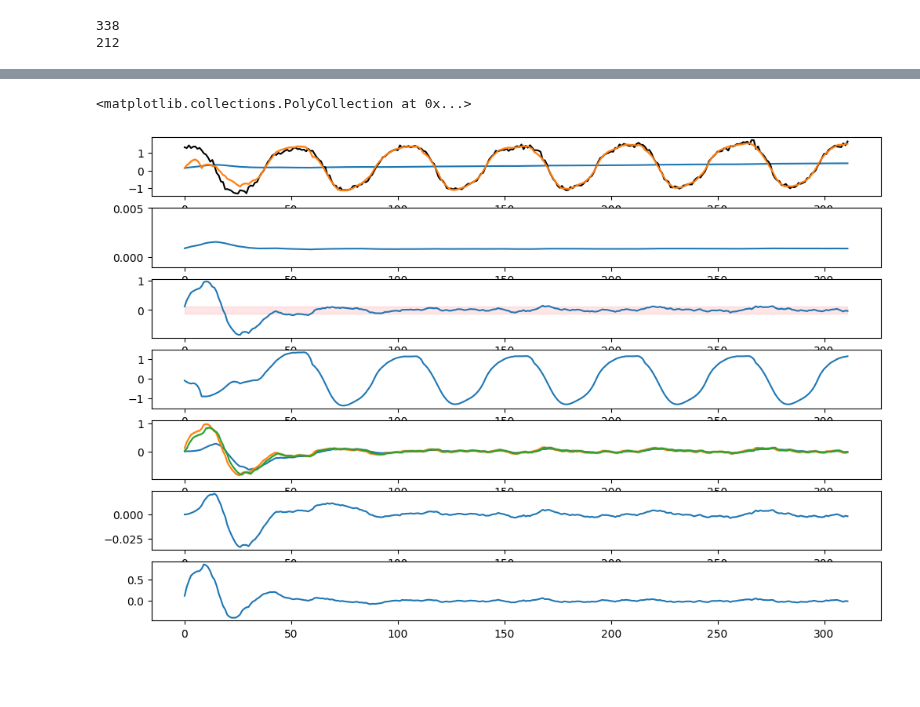
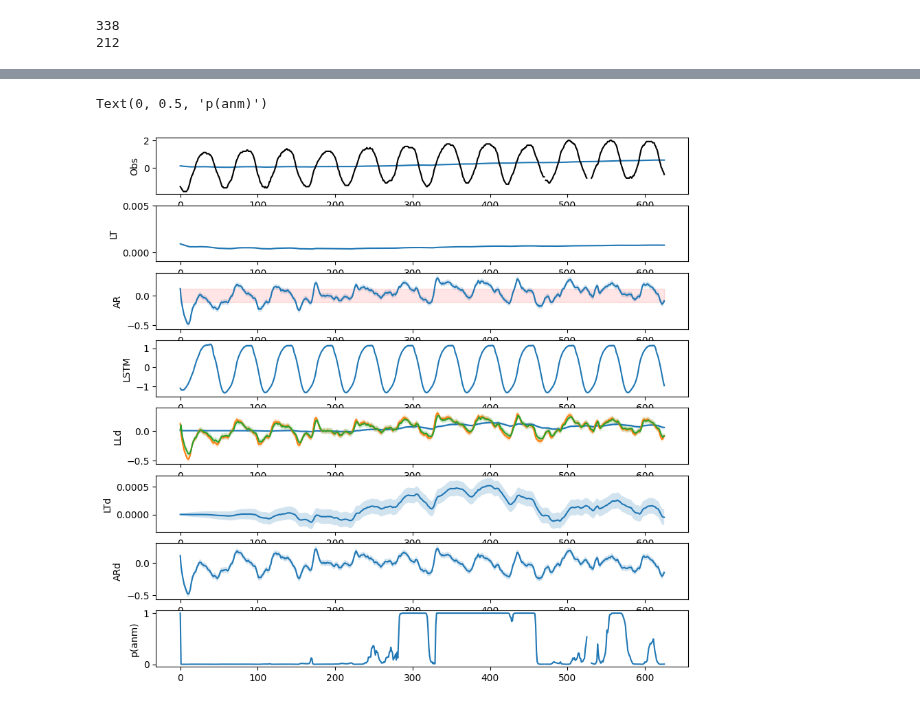
Before and after one commit to zhanwen-xin/cuTAGI, a Jupyter notebook: examples/hsl_il_real_ts_tagiv_agent.ipynb, the cells around one changed output, grey strips where cells are left out. Saved outputs shown, nothing was run; the diff lists cells and outputs as text; code cells hidden in the pictures; blank space fills up the shorter version.

Commit message:
add plot codes for seminar 20250213

```diff
--- a/examples/hsl_il_real_ts_tagiv_agent.ipynb
+++ b/examples/hsl_il_real_ts_tagiv_agent.ipynb
@@ -341,8 +342,8 @@ x_init_d['var'] = copy.deepcopy(x_ls_d['var'])
 # plt.plot(LTd_AR_samples, 'k', label='LTd_AR_samples')
 # plt.ylabel('LTd_AR_samples')
 
-x_samples_mean, x_samples_cov = -6.563132390993819e-06, 1.9675491949909313e-06 # Process error variance = 1e-6
-# x_samples_mean, x_samples_cov = -2.184898645031679e-07, 1.9935860715891765e-09  # Process error variance = 1e-10
+# x_samples_mean, x_samples_cov = -6.563132390993819e-06, 1.9675491949909313e-06 # Process error variance = 1e-6
+x_samples_mean, x_samples_cov = -3.5858770870630305e-06, 2.036435068032187e-09  # Process error variance = 1e-10
 
 mv_normal_x = multivariate_normal(mean=x_samples_mean, cov=x_samples_cov, allow_singular=True)
 x_init_d['mu'][1] = x_samples_mean
@@ -353,5 +354,6 @@ print(x_samples_mean, x_samples_cov)
 # %%
-batch_iter = syn_ts_dtl_i.create_data_loader(batch_size=1, shuffle=False)
+# batch_iter = syn_ts_dtl.create_data_loader(batch_size=1, shuffle=False)
+batch_iter = real_ts_dtl.create_data_loader(batch_size=1, shuffle=False)
 
 ts_model = LSTM_SSM(
                     neural_network = net_test,           # LSTM
@@ -382,10 +384,12 @@ drift_prediction_one_ts = {'mu': [], 'var': []}
 
 ts_model.init_ssm_hs()
 
-# mu_preds_lstm = []
-# var_preds_lstm = []
-# x_init_d = {'mu': np.array([0, 0.0, 0.02]), \
-#             'var': np.diag([drift_baseline_process_error_var, drift_baseline_process_error_var, 2.25e-02])}
+# Remove when using synthetic time series
+mu_preds_lstm = []
+var_preds_lstm = []
+x_init_d = {'mu': np.array([0, 0.0, 0.02]), \
+            'var': np.diag([drift_baseline_process_error_var, drift_baseline_process_error_var, 2.25e-02])}
+
 x_ls_d = {'mu': x_init_d['mu'], 'var': x_init_d['var']}
 
 for i, (x, y) in enumerate(batch_iter):
@@ -597,49 +601,61 @@ Text(0, 0.5, 'p(no action)')
 # # ax6.fill_between(range(len(obs_norm)), np.array(np.transpose(drift_hidden_state_one_ts['mu'])[1]) - np.array(drift_hidden_state_one_ts['var'])[:,1,1], np.array(np.transpose(drift_hidden_state_one_ts['mu'])[1]) + np.array(drift_hidden_state_one_ts['var'])[:,1,1], alpha=0.2)
 # %%
 from matplotlib import gridspec
-fig = plt.figure(figsize=(12, 8))
-gs = gridspec.GridSpec(7, 1)
+fig = plt.figure(figsize=(10, 10))
+gs = gridspec.GridSpec(8, 1)
 ax0 = plt.subplot(gs[0])
 ax1 = plt.subplot(gs[1])
 ax2 = plt.subplot(gs[2])
 ax3 = plt.subplot(gs[3])
 ax4 = plt.subplot(gs[4])
 ax5 = plt.subplot(gs[5])
 ax6 = plt.subplot(gs[6])
+ax7 = plt.subplot(gs[7])
 
 ax0.plot(np.transpose(hidden_state_one_ts['mu'])[0])
-ax0.fill_between(range(len(obs_norm)), np.array(np.transpose(hidden_state_one_ts['mu'])[0]) - np.array(hidden_state_one_ts['var'])[:,0,0], np.array(np.transpose(hidden_state_one_ts['mu'])[0]) + np.array(hidden_state_one_ts['var'])[:,0,0], alpha=0.2)
+ax0.fill_between(range(len(obs_norm)), np.array(np.transpose(hidden_state_one_ts['mu'])[0]) - np.sqrt(np.array(hidden_state_one_ts['var'])[:,0,0]), np.array(np.transpose(hidden_state_one_ts['mu'])[0]) + np.sqrt(np.array(hidden_state_one_ts['var'])[:,0,0]), alpha=0.2)
 ax0.plot(obs_norm, 'k')
-ax0.plot(prediction_one_ts['mu'])
-ax0.fill_between(range(len(obs_norm)), np.array(prediction_one_ts['mu']) - np.sqrt(np.array(prediction_one_ts['var'])), np.array(prediction_one_ts['mu']) + np.sqrt(np.array(prediction_one_ts['var'])), alpha=0.2)
+# ax0.plot(prediction_one_ts['mu'])
+# ax0.fill_between(range(len(obs_norm)), np.array(prediction_one_ts['mu']) - np.sqrt(np.array(prediction_one_ts['var'])), np.array(prediction_one_ts['mu']) + np.sqrt(np.array(prediction_one_ts['var'])), alpha=0.2)
+ax0.set_ylabel('Obs')
 
 ax1.plot(np.transpose(hidden_state_one_ts['mu'])[1])
-ax1.fill_between(range(len(obs_norm)), np.array(np.transpose(hidden_state_one_ts['mu'])[1]) - np.array(hidden_state_one_ts['var'])[:,1,1], np.array(np.transpose(hidden_state_one_ts['mu'])[1]) + np.array(hidden_state_one_ts['var'])[:,1,1], alpha=0.2)
+ax1.fill_between(range(len(obs_norm)), np.array(np.transpose(hidden_state_one_ts['mu'])[1]) - np.sqrt(np.array(hidden_state_one_ts['var'])[:,1,1]), np.array(np.transpose(hidden_state_one_ts['mu'])[1]) + np.sqrt(np.array(hidden_state_one_ts['var'])[:,1,1]), alpha=0.2)
 ax1.set_ylim(-0.001, 0.005)
+ax1.set_ylabel('LT')
 
 ax2.plot(np.transpose(hidden_state_one_ts['mu'])[2])
-ax2.fill_between(range(len(obs_norm)), np.array(np.transpose(hidden_state_one_ts['mu'])[2]) - np.array(hidden_state_one_ts['var'])[:,2,2], np.array(np.transpose(hidden_state_one_ts['mu'])[2]) + np.array(hidden_state_one_ts['var'])[:,2,2], alpha=0.2)
+ax2.fill_between(range(len(obs_norm)), np.array(np.transpose(hidden_state_one_ts['mu'])[2]) - np.sqrt(np.array(hidden_state_one_ts['var'])[:,2,2]), np.array(np.transpose(hidden_state_one_ts['mu'])[2]) + np.sqrt(np.array(hidden_state_one_ts['var'])[:,2,2]), alpha=0.2)
 ax2.fill_between(range(len(obs_norm)), np.zeros_like(len(obs_norm))-2*np.sqrt(AR_var_stationary), np.zeros_like(len(obs_norm))+2*np.sqrt(AR_var_stationary), color='red', alpha=0.1)
 # ax2.set_ylim(-0.52, 0.52)
+ax2.set_ylabel('AR')
 
 ax3.plot(np.transpose(hidden_state_one_ts['mu'])[3])
-ax3.fill_between(range(len(obs_norm)), np.array(np.transpose(hidden_state_one_ts['mu'])[3]) - np.array(hidden_state_one_ts['var'])[:,3,3], np.array(np.transpose(hidden_state_one_ts['mu'])[3]) + np.array(hidden_state_one_ts['var'])[:,3,3], alpha=0.2)
+ax3.fill_between(range(len(obs_norm)), np.array(np.transpose(hidden_state_one_ts['mu'])[3]) - np.sqrt(np.array(hidden_state_one_ts['var'])[:,3,3]), np.array(np.transpose(hidden_state_one_ts['mu'])[3]) + np.sqrt(np.array(hidden_state_one_ts['var'])[:,3,3]), alpha=0.2)
+ax3.set_ylabel('LSTM')
 
 ax4.plot(np.transpose(drift_hidden_state_one_ts['mu'])[0])
-ax4.fill_between(range(len(obs_norm)), np.array(np.transpose(drift_hidden_state_one_ts['mu'])[0]) - np.array(drift_hidden_state_one_ts['var'])[:,0,0], np.array(np.transpose(drift_hidden_state_one_ts['mu'])[0]) + np.array(drift_hidden_state_one_ts['var'])[:,0,0], alpha=0.2)
+ax4.fill_between(range(len(obs_norm)), np.array(np.transpose(drift_hidden_state_one_ts['mu'])[0]) - np.sqrt(np.array(drift_hidden_state_one_ts['var'])[:,0,0]), np.array(np.transpose(drift_hidden_state_one_ts['mu'])[0]) + np.sqrt(np.array(drift_hidden_state_one_ts['var'])[:,0,0]), alpha=0.2)
 ax4.plot(np.transpose(hidden_state_one_ts['mu'])[2])
 ax4.fill_between(range(len(obs_norm)), np.array(np.transpose(hidden_state_one_ts['mu'])[2]) - np.sqrt(np.array(hidden_state_one_ts['var'])[:,2,2]), np.array(np.transpose(hidden_state_one_ts['mu'])[2]) + np.sqrt(np.array(hidden_state_one_ts['var'])[:,2,2]), alpha=0.2)
 ax4.plot(drift_prediction_one_ts['mu'])
 ax4.fill_between(range(len(obs_norm)), np.array(drift_prediction_one_ts['mu']) - np.sqrt(np.array(drift_prediction_one_ts['var'])), np.array(drift_prediction_one_ts['mu']) + np.sqrt(np.array(drift_prediction_one_ts['var'])), alpha=0.2)
+ax4.set_ylabel('LLd')
 
 ax5.plot(np.transpose(drift_hidden_state_one_ts['mu'])[1])
-ax5.fill_between(range(len(obs_norm)), np.array(np.transpose(drift_hidden_state_one_ts['mu'])[1]) - np.array(drift_hidden_state_one_ts['var'])[:,1,1], np.array(np.transpose(drift_hidden_state_one_ts['mu'])[1]) + np.array(drift_hidden_state_one_ts['var'])[:,1,1], alpha=0.2)
+ax5.fill_between(range(len(obs_norm)), np.array(np.transpose(drift_hidden_state_one_ts['mu'])[1]) - np.sqrt(np.array(drift_hidden_state_one_ts['var'])[:,1,1]), np.array(np.transpose(drift_hidden_state_one_ts['mu'])[1]) + np.sqrt(np.array(drift_hidden_state_one_ts['var'])[:,1,1]), alpha=0.2)
+ax5.set_ylabel('LTd')
 
 ax6.plot(np.transpose(drift_hidden_state_one_ts['mu'])[-1])
-ax6.fill_between(range(len(obs_norm)), np.array(np.transpose(drift_hidden_state_one_ts['mu'])[-1]) - np.array(drift_hidden_state_one_ts['var'])[:,-1,-1], np.array(np.transpose(drift_hidden_state_one_ts['mu'])[-1]) + np.array(drift_hidden_state_one_ts['var'])[:,-1,-1], alpha=0.2)
+ax6.fill_between(range(len(obs_norm)), np.array(np.transpose(drift_hidden_state_one_ts['mu'])[-1]) - np.sqrt(np.array(drift_hidden_state_one_ts['var'])[:,-1,-1]), np.array(np.transpose(drift_hidden_state_one_ts['mu'])[-1]) + np.sqrt(np.array(drift_hidden_state_one_ts['var'])[:,-1,-1]), alpha=0.2)
+ax6.set_ylabel('ARd')
+
+ax7.plot(range(len(obs_norm)), 1-np.array(p_na_all))
+ax7.set_ylim(-0.05, 1.05)
+ax7.set_ylabel('p(anm)')
 # %% [output]
-<matplotlib.collections.PolyCollection at 0x...>
+Text(0, 0.5, 'p(anm)')
-[figure, old version]
+[figure, new version]
 # %%
 # ts_model = LSTM_SSM(
 #                     neural_network = net_test,           # LSTM
```
Also changed, not shown: parts of 3 cells of this notebook, 5 other files.
